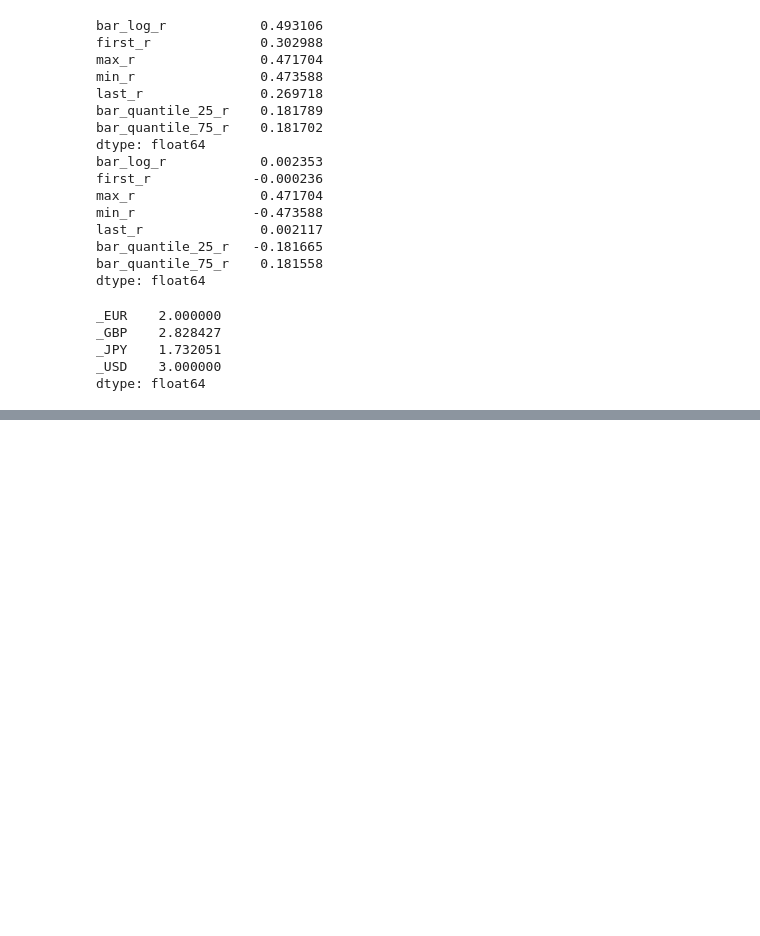
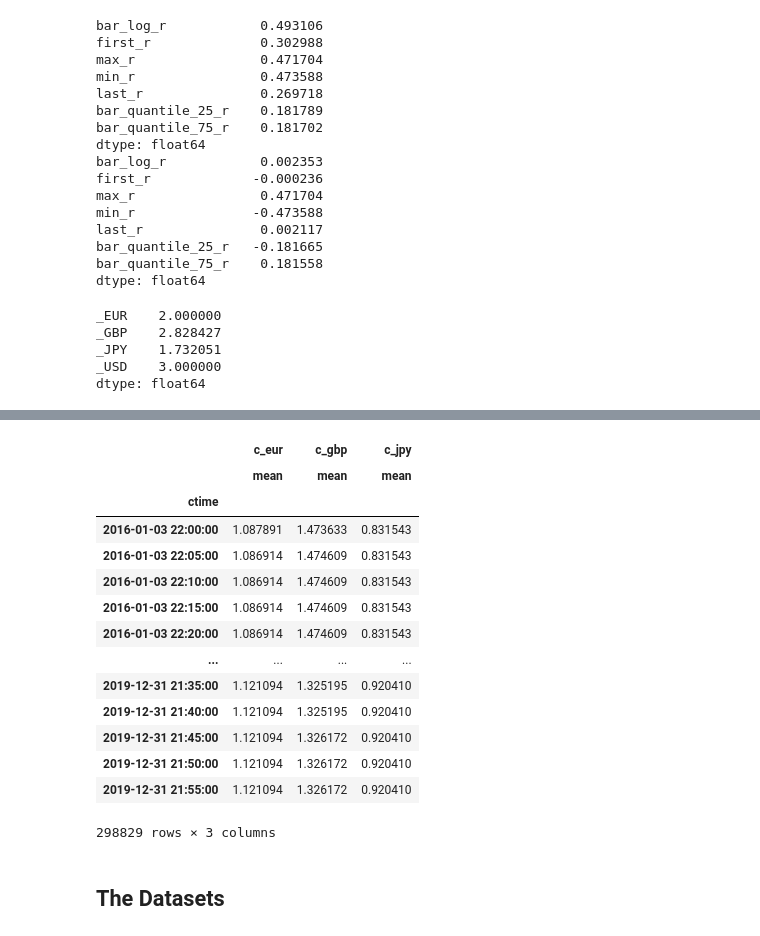
Before and after one commit to sinusgamma/probabilistic_wavenet_fx, a Jupyter notebook: wavenet_fx.ipynb, the cells around one changed output, grey strips where cells are left out. Drawn from its saved outputs; the diff is of its cells as text; code cells hidden in the pictures; blank space fills up the shorter version.

```diff
--- a/wavenet_fx.ipynb
+++ b/wavenet_fx.ipynb
@@ -315,0 +223,22 @@ df['change_ohe']
+# %%
+df_label = df_label.astype('float16')
+df = df.astype('float16')
+df_label
+# %% [output]
+|  | c_eur | c_gbp | c_jpy |
+|  | mean | mean | mean |
+| ctime |  |  |  |
+| 2016-01-03 22:00:00 | 1.087891 | 1.473633 | 0.831543 |
+| 2016-01-03 22:05:00 | 1.086914 | 1.474609 | 0.831543 |
+| 2016-01-03 22:10:00 | 1.086914 | 1.474609 | 0.831543 |
+| 2016-01-03 22:15:00 | 1.086914 | 1.474609 | 0.831543 |
+| 2016-01-03 22:20:00 | 1.086914 | 1.474609 | 0.831543 |
+| ... | ... | ... | ... |
+| 2019-12-31 21:35:00 | 1.121094 | 1.325195 | 0.920410 |
+| 2019-12-31 21:40:00 | 1.121094 | 1.325195 | 0.920410 |
+| 2019-12-31 21:45:00 | 1.121094 | 1.326172 | 0.920410 |
+| 2019-12-31 21:50:00 | 1.121094 | 1.326172 | 0.920410 |
+| 2019-12-31 21:55:00 | 1.121094 | 1.326172 | 0.920410 |
+298829 rows × 3 columns
+# %% [markdown]
+## The Datasets
```
Also changed, not shown: parts of 39 cells of this notebook.
